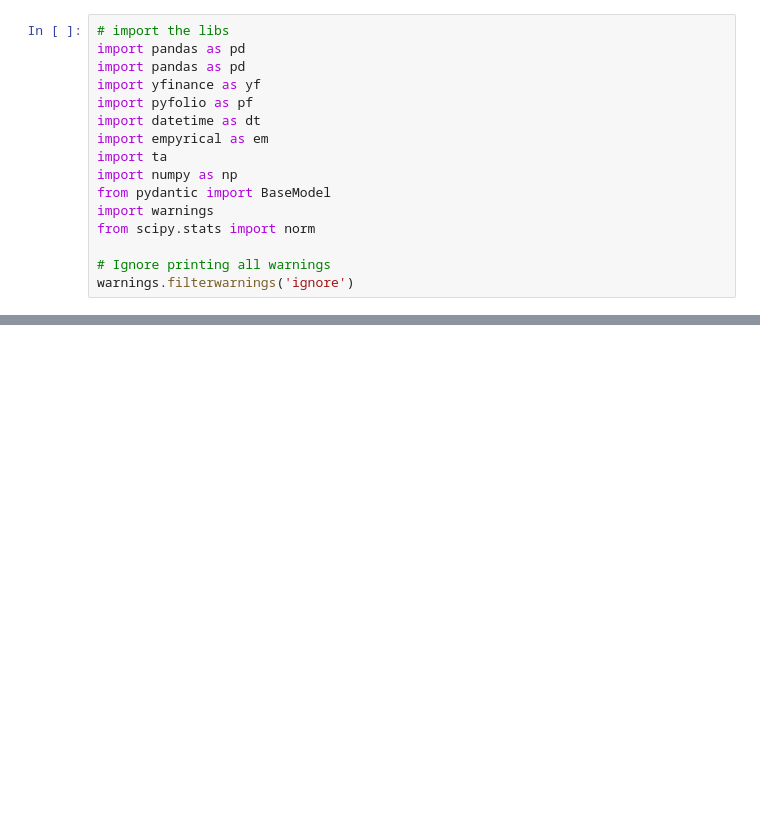
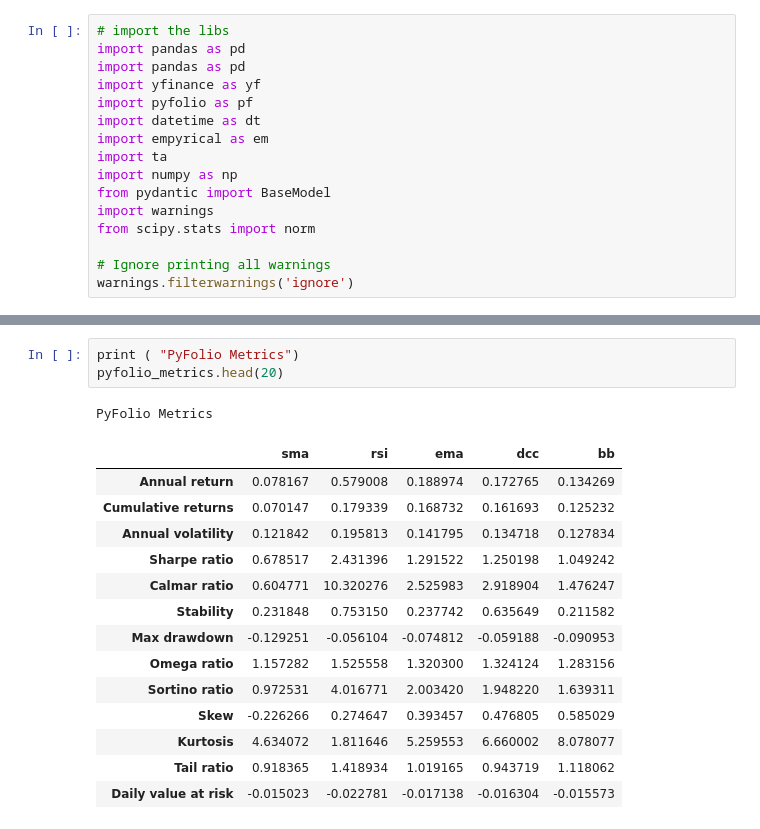
Before and after one commit to gsharma239/MBAZG555, a Jupyter notebook: Assignment-2.ipynb, the cells around one changed output, grey strips where cells are left out. Drawn from its saved outputs; the diff is of its cells as text; blank space fills up the shorter version.

```diff
--- a/Assignment-2.ipynb
+++ b/Assignment-2.ipynb
@@ -357,0 +448,19 @@ pf.create_simple_tear_sheet( df_bb['returns'] )
+# %%
+print ( "PyFolio Metrics")
+pyfolio_metrics.head(20)
+# %% [output]
+PyFolio Metrics
+|  | sma | rsi | ema | dcc | bb |
+| Annual return | 0.078167 | 0.579008 | 0.188974 | 0.172765 | 0.134269 |
+| Cumulative returns | 0.070147 | 0.179339 | 0.168732 | 0.161693 | 0.125232 |
+| Annual volatility | 0.121842 | 0.195813 | 0.141795 | 0.134718 | 0.127834 |
+| Sharpe ratio | 0.678517 | 2.431396 | 1.291522 | 1.250198 | 1.049242 |
+| Calmar ratio | 0.604771 | 10.320276 | 2.525983 | 2.918904 | 1.476247 |
+| Stability | 0.231848 | 0.753150 | 0.237742 | 0.635649 | 0.211582 |
+| Max drawdown | -0.129251 | -0.056104 | -0.074812 | -0.059188 | -0.090953 |
+| Omega ratio | 1.157282 | 1.525558 | 1.320300 | 1.324124 | 1.283156 |
+| Sortino ratio | 0.972531 | 4.016771 | 2.003420 | 1.948220 | 1.639311 |
+| Skew | -0.226266 | 0.274647 | 0.393457 | 0.476805 | 0.585029 |
+| Kurtosis | 4.634072 | 1.811646 | 5.259553 | 6.660002 | 8.078077 |
+| Tail ratio | 0.918365 | 1.418934 | 1.019165 | 0.943719 | 1.118062 |
+| Daily value at risk | -0.015023 | -0.022781 | -0.017138 | -0.016304 | -0.015573 |
```
Also changed, not shown: parts of 10 cells of this notebook.
